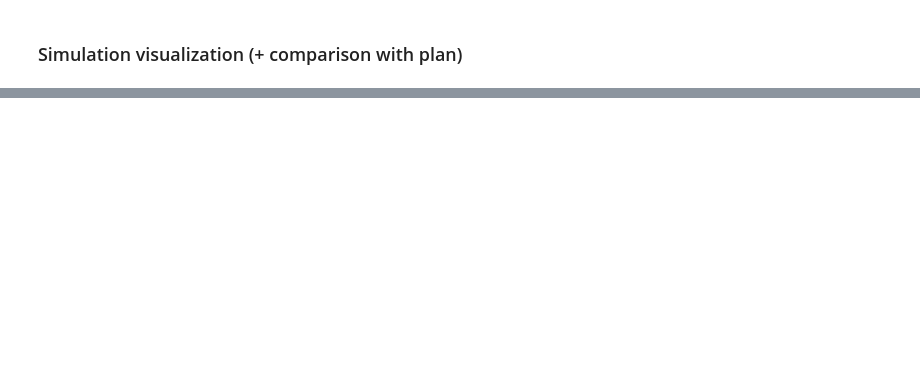
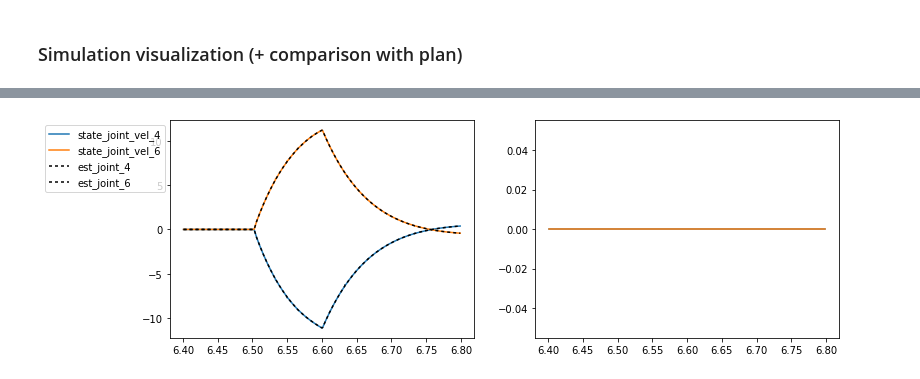
Before and after one commit to dxyang/manipulation, a Jupyter notebook: iiwa_toss_jointangles_v2.ipynb, the cells around one changed output, grey strips where cells are left out. Cells and saved outputs as stored; diff of their text form; code cells hidden in the pictures; blank space fills up the shorter version.

```diff
--- a/iiwa_toss_jointangles_v2.ipynb
+++ b/iiwa_toss_jointangles_v2.ipynb
@@ -178,7 +195,7 @@ t_lst, q_knots = add_go_to_ja_via_jointinterpolation(
     t_lst=t_lst,
     q_knots=q_knots,
     time_interval_s=t_goToThrowEnd,
-    num_samples=5,
+    num_samples=30,
     include_end=True
 )
 
@@ -249,23 +268,24 @@ get_gripper_controller_1 = lambda station_plant: GripperControllerUsingIiwaState
 # doesn't release for the (-6, 6, -1)
 get_gripper_controller_2 = lambda station_plant: GripperControllerUsingIiwaStateV2(
     plant=station_plant,
-    gripper_to_object_dist=GRIPPER_TO_OBJECT_DIST,
+    gripper_to_object_dist=GRIPPER_TO_OBJECT_COM_DIST,
     T_world_objectPickup=T_world_gripperObject,
     T_world_prethrow=T_world_prethrowPose,
     p_world_target=T_world_target.translation(),
-    height_thresh=0.0, # tunable parameter
+    height_thresh=-1.4, # tunable parameter
     dbg_state_prints=True
 )
 
 # do the thing
-simulator, station_plant, meshcat, state_logger = BuildAndSimulateTrajectory(
+simulator, station_plant, meshcat, loggers = BuildAndSimulateTrajectory(
     q_traj=q_traj,
     g_traj=g_traj,
-    get_gripper_controller=get_gripper_controller_1,
+    get_gripper_controller=get_gripper_controller_2,
     T_world_objectInitial=T_world_objectInitial, # where to init the object in the world
     T_world_targetBin=T_world_target, # where the ball should hit - aka where the bin will catch it
     zmq_url=zmq_url,
-    time_step=1e-3 # target (-6, 6, -1). 1e-3 => overshoot barely, 1e-4 => undershoot barely, look around 7.92-7.94 s in sim
+    time_step=1e-3, # target (-6, 6, -1). 1e-3 => overshoot barely, 1e-4 => undershoot barely, look around 7.92-7.94 s in sim
+    include_target_bin=True
 )
 
 visualize_transform(
@@ -289,11 +327,11 @@ meshcat.publish_recording()
 # %%
 plt.figure(figsize=(10, 12))
 
-all_log_times = state_logger.sample_times()
+all_log_times = loggers["state"].sample_times()
 chosen_idxs = (6 < all_log_times) & (all_log_times < 7)
 
-log_times = state_logger.sample_times()[chosen_idxs]
-log_states = state_logger.data()[:, chosen_idxs]
+log_times = loggers["state"].sample_times()[chosen_idxs]
+log_states = loggers["state"].data()[:, chosen_idxs]
 
 for idx, r in enumerate(log_states[[10, 12]]):
     plt.plot(log_times, r, label=f"sim_joint_{2*idx+4}")
@@ -335,3 +378,31 @@ plt.axhline(
+# %%
+plt.figure(figsize=(12, 4))
+
+all_log_times = loggers["state"].sample_times()
+chosen_idxs = (6.4 < all_log_times) & (all_log_times < 6.8)
+
+chosen_times = loggers["state"].sample_times()[chosen_idxs]
+chosen_states = loggers["state"].data()[:, chosen_idxs]
+chosen_v_est = loggers["v_est"].data()[:, chosen_idxs]
+
+plt.subplot(1, 2, 1)
+for idx, r in enumerate(chosen_states[[25, 27]]):
+    plt.plot(chosen_times, r, label=f"state_joint_vel_{2*idx+4}")
+
+for idx, r in enumerate(chosen_v_est[[3, 5]]):
+    plt.plot(
+        chosen_times, r, label=f"est_joint_{2*idx+4}",
+        linestyle=(0, (2, 2)), color="black"
+    )
+plt.legend(bbox_to_anchor=(0, 1), loc='upper right', ncol=1);
+
+plt.subplot(1, 2, 2)
+for idx, (r1, r2) in enumerate(
+    zip(chosen_states[[25, 27]], chosen_v_est[[3, 5]])
+):
+    plt.plot(chosen_times, r1 - r2, label=f"diff_joint_vel_{2*idx+4}")
+# %% [output]
+[figure, added]
 # %%
 context = simulator.get_context()
 station_plant.GetPositions(
```
Also changed, not shown: parts of 7 cells of this notebook, 2 other files.
